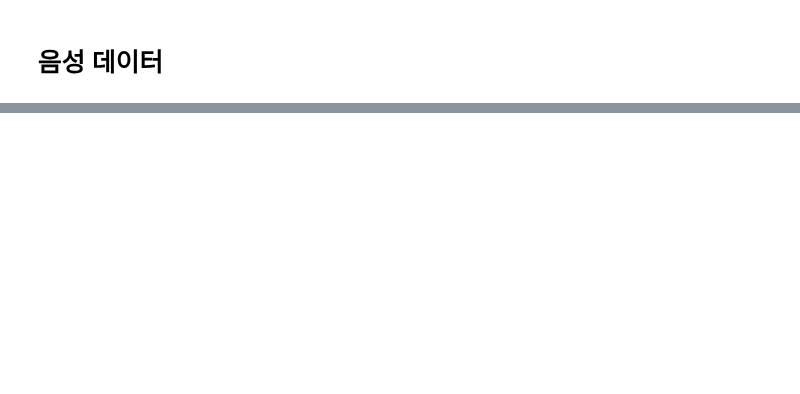
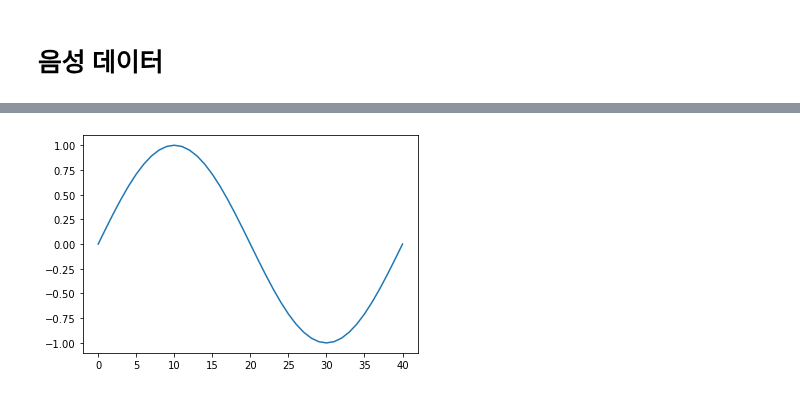
Before and after one commit to ittapa/AIFFEL-FILP-CODING, a Jupyter notebook: lms/01-EXPLORATION/E25-voice/01-basic.ipynb, the cells around one changed output, grey strips where cells are left out. Saved outputs shown, nothing was run; the diff lists cells and outputs as text; code cells hidden in the pictures; blank space fills up the shorter version.

```diff
--- a/lms/01-EXPLORATION/E25-voice/01-basic.ipynb
+++ b/lms/01-EXPLORATION/E25-voice/01-basic.ipynb
@@ -13,0 +18,16 @@
+# %%
+#아날로그 신호의 표본화(Sampling)
+import numpy as np
+import matplotlib.pyplot as plt
+
+def single_tone(frequecy, sampling_rate=16000, duration=1):
+    t = np.linspace(0, duration, int(sampling_rate))
+    y = np.sin(2 * np.pi * frequecy * t)
+    return y
+
+y = single_tone(400)
+# %%
+plt.plot(y[:41])
+plt.show()
+# %% [output]
+[figure, added]
```
Also changed, not shown: parts of 58 cells of this notebook, 3 other files.
